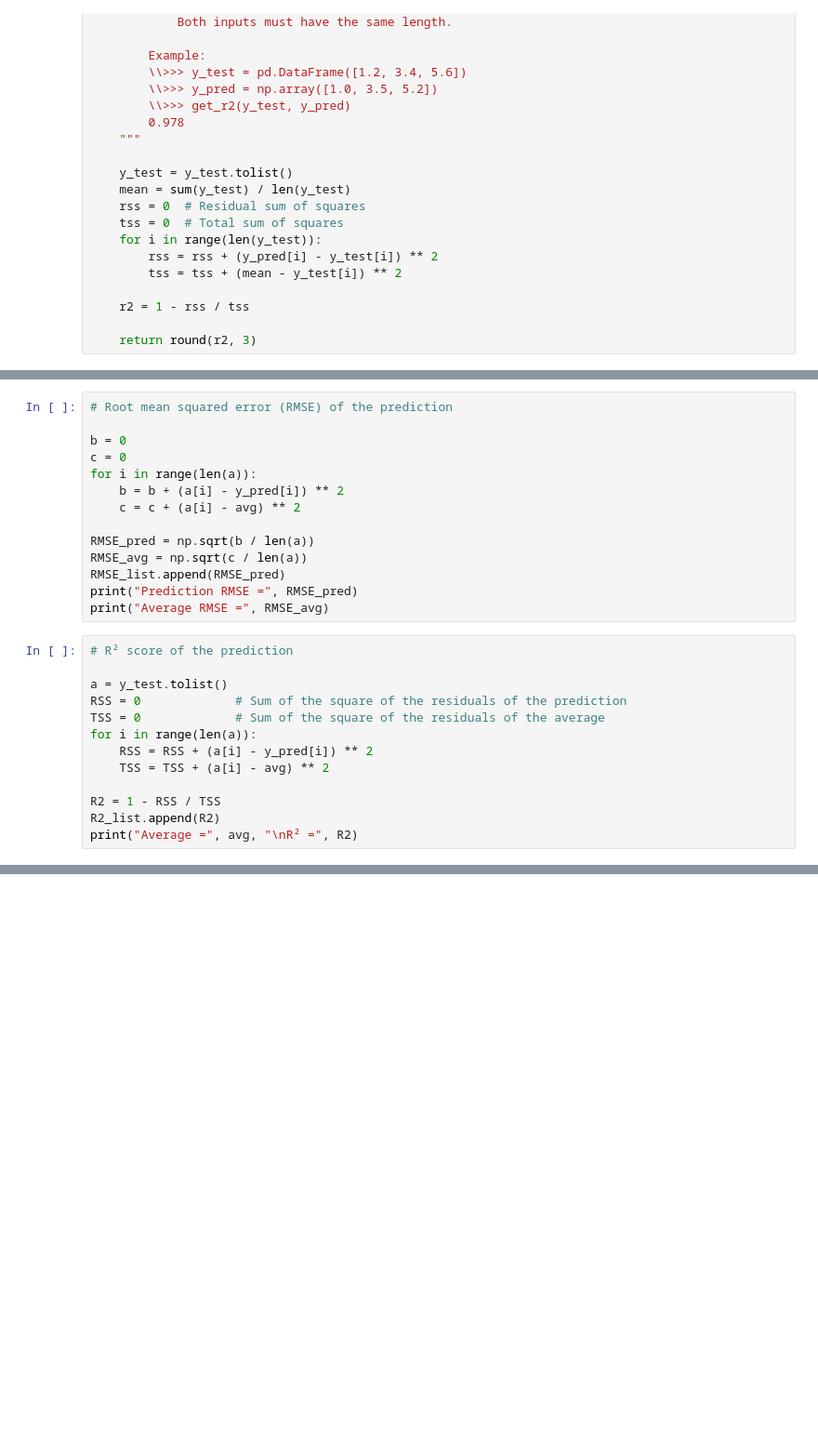
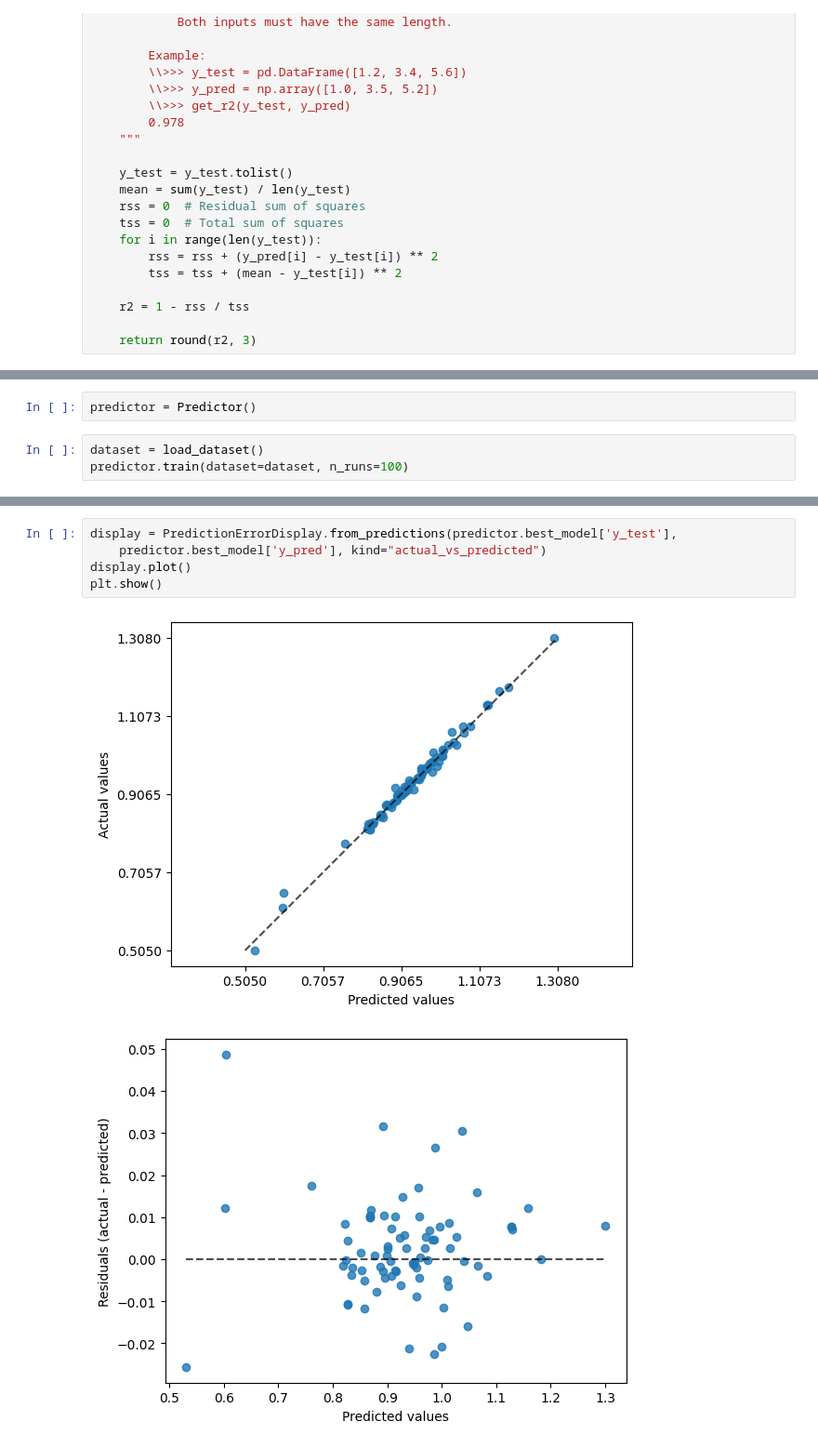
Before and after one commit to jpdspz/frp-aging-xgboost, a Jupyter notebook: frp-aging-xgboost.ipynb, the cells around one changed output, grey strips where cells are left out. Shown at 93% size. Cells and saved outputs as stored; diff of their text form; blank space fills up the shorter version.

Commit message:
Restructure code using OOP
100 runs
Abs. error: -0.031 ± 0.117
Rel. error: -0.001 ± 0.135
MAE: 0.014 ± 0.002
RMSE: 0.024 ± 0.006
R²: 0.948 ± 0.024

```diff
--- a/frp-aging-xgboost.ipynb
+++ b/frp-aging-xgboost.ipynb
@@ -1725,27 +258,0 @@ print("Average MAE =", MAE_avg)
-# %%
-# Root mean squared error (RMSE) of the prediction
-
-b = 0
-c = 0
-for i in range(len(a)):
-    b = b + (a[i] - y_pred[i]) ** 2
-    c = c + (a[i] - avg) ** 2
-
-RMSE_pred = np.sqrt(b / len(a))
-RMSE_avg = np.sqrt(c / len(a))
-RMSE_list.append(RMSE_pred)
-print("Prediction RMSE =", RMSE_pred)
-print("Average RMSE =", RMSE_avg)
-# %%
-# R² score of the prediction
-
-a = y_test.tolist()
-RSS = 0             # Sum of the square of the residuals of the prediction
-TSS = 0             # Sum of the square of the residuals of the average
-for i in range(len(a)):
-    RSS = RSS + (a[i] - y_pred[i]) ** 2
-    TSS = TSS + (a[i] - avg) ** 2
-
-R2 = 1 - RSS / TSS
-R2_list.append(R2)
-print("Average =", avg, "\nR² =", R2)
@@ -1805,0 +488,5 @@ print("\nTempo de processamento: %s segundos\n" % (round((time.time() - start_ti
+# %%
+predictor = Predictor()
+# %%
+dataset = load_dataset()
+predictor.train(dataset=dataset, n_runs=100)
@@ -1805,0 +511,8 @@ print("\nTempo de processamento: %s segundos\n" % (round((time.time() - start_ti
+# %%
+display = PredictionErrorDisplay.from_predictions(predictor.best_model['y_test'],
+    predictor.best_model['y_pred'], kind="actual_vs_predicted")
+display.plot()
+plt.show()
+# %% [output]
+[figure, added]
+[figure, added]
```
Also changed, not shown: parts of 201 cells of this notebook.
